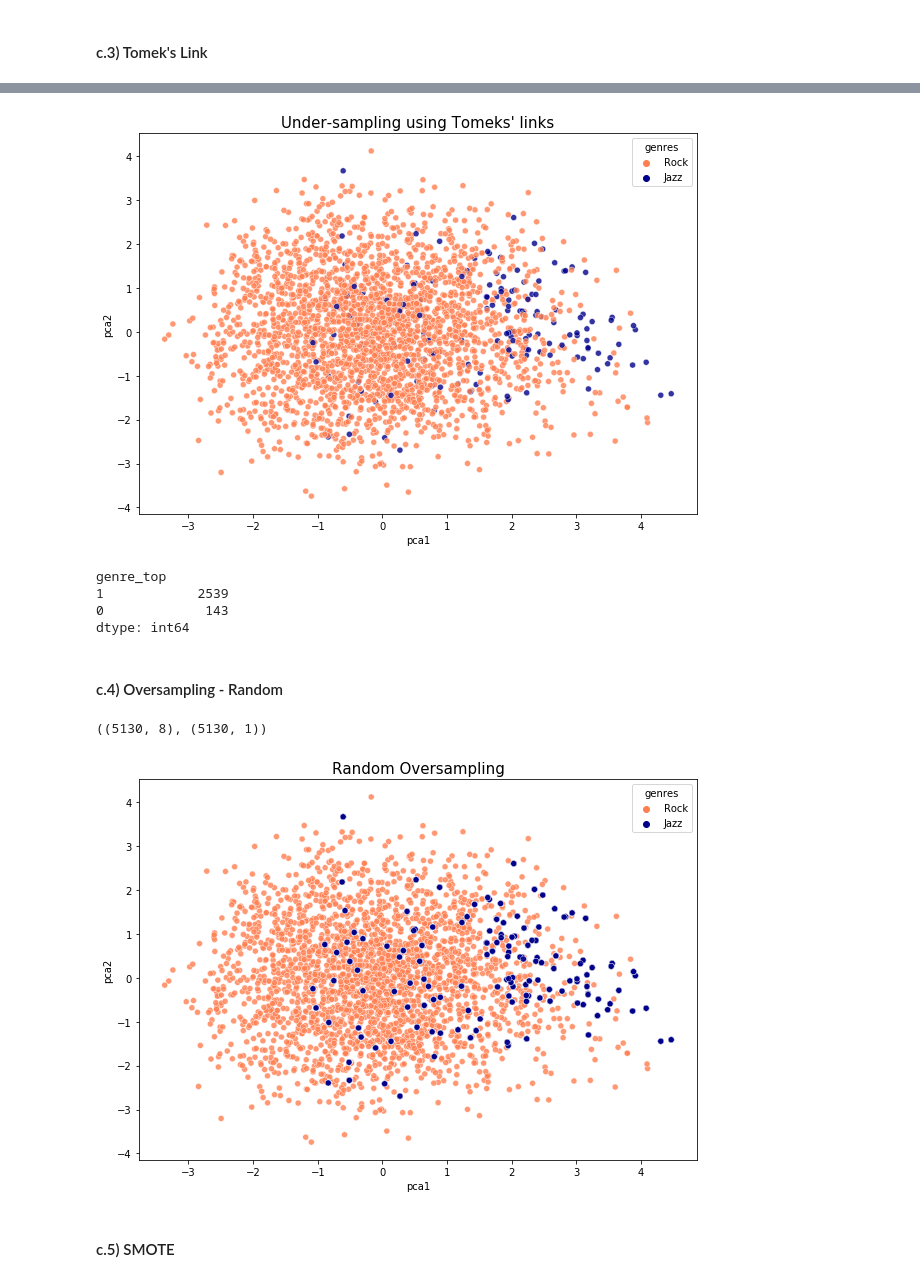
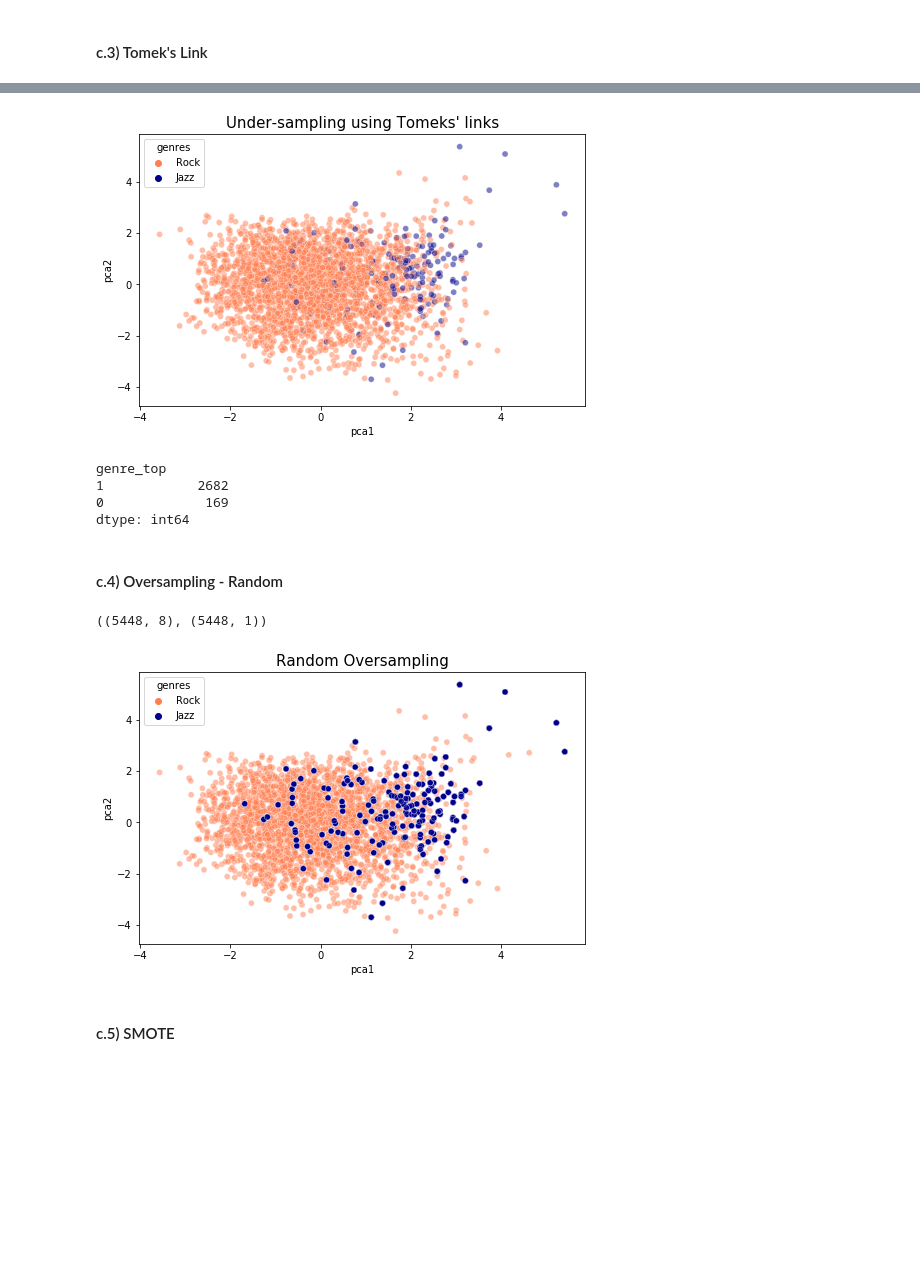
Before and after one commit to gaetanoantonicchio/DataMining-2, a Jupyter notebook: src/Module 1/Imbalanced Learning/imb-learn_binary-genre_echo-audiofeatures.ipynb, the cells around one changed output, grey strips where cells are left out. Saved outputs shown, nothing was run; the diff lists cells and outputs as text; code cells hidden in the pictures; blank space fills up the shorter version.

```diff
--- a/src/Module 1/Imbalanced Learning/imb-learn_binary-genre_echo-audiofeatures.ipynb
+++ b/src/Module 1/Imbalanced Learning/imb-learn_binary-genre_echo-audiofeatures.ipynb
@@ -43,11 +43,11 @@ __________________________________
 __________________________________
 ## a) Import dataset
 # %%
-binclass_dataset = pd.read_csv('/Users/gaetanoantonicchio/Documents/GitHub/DataMining-2/src/Module 1/Anomaly Detection/echo_audiofeatures_outlierfree.csv')
+binclass_dataset = pd.read_csv('/Users/gaetanoantonicchio/Documents/GitHub/DataMining-2/src/Data (cleaned)/Datasets/echo_audiofeatures_outlierfree.csv')
 binclass_dataset.set_index('track_id', inplace=True)
 #binclass_dataset.drop('listens',axis=1, inplace=True)
 #binclass_dataset.drop('comments',axis=1, inplace=True)
-binclass_dataset = binclass_dataset[binclass_dataset['genre_top'].isin(['Rock','Jazz'])]
+#binclass_dataset = binclass_dataset[binclass_dataset['genre_top'].isin(['Rock','Jazz'])]
 binclass_dataset.head()
 # %% [output]
 |  | acousticness | danceability | energy | instrumentalness | liveness | speechiness | valence | tempo | ... |
@@ -59,0 +63,11 @@ binclass_dataset.head()
+# %%
+# remove cols of outliers detection
+binclass_dataset = binclass_dataset.iloc[:,:10]
+
+# import labels
+genre_top = pd.read_csv('/Users/gaetanoantonicchio/Documents/GitHub/DataMining-2/src/Data (cleaned)/Labels/genre_labels.csv')
+genre_top.set_index('track_id', inplace=True)
+
+# merge labels and dataset
+binclass_dataset = binclass_dataset.merge(genre_top, on='track_id')
+binclass_dataset.head()
@@ -158,14 +187,14 @@ def pca_2D(data, y, graph_title):
     df['pca2'] = data[:,1]
     df['genres'] = le.inverse_transform(y)
     # plot scatter of PCA
-    plt.figure(figsize=(10,7))
+    plt.figure(figsize=(8,5))
     sns.scatterplot(
         x="pca1", y="pca2",
         hue='genres',
         palette={'Jazz':'darkblue','Rock':'coral'},
         data=df,
         legend="full",
-        alpha=0.8
+        alpha=0.5
     )
     plt.title(graph_title, fontsize= 15)
     plt.show()
@@ -231,16 +242,16 @@ class TomekLinks(imblearn.under_sampling.base.BaseCleaningSampler)
 # %%
-tomeks = TomekLinks(sampling_strategy ='majority')
+tomeks = TomekLinks(sampling_strategy='not minority')
 X_tomek, y_tomek = tomeks.fit_resample(X, y)
 
 pca_2D(X_tomek, y_tomek, 'Under-sampling using Tomeks\' links')
 # %% [output]
-[figure, old version]
+[figure, new version]
 # %%
 y_tomek.value_counts()
 # %% [output]
 genre_top
-1            2539
-0             143
+1            2682
+0             169
 dtype: int64
 # %% [markdown]
 #### c.4) Oversampling - Random
@@ -250,11 +261,11 @@ X_over, y_over = over_sample.fit_resample(X, y)
 # %%
 X_over.shape, y_over.shape
 # %% [output]
-((5130, 8), (5130, 1))
+((5448, 8), (5448, 1))
 # %%
 pca_2D(X_over, y_over, 'Random Oversampling')
 # %% [output]
-[figure, old version]
+[figure, new version]
 # %% [markdown]
 #### c.5) SMOTE
 # %%
```
Also changed, not shown: parts of 31 cells of this notebook.
